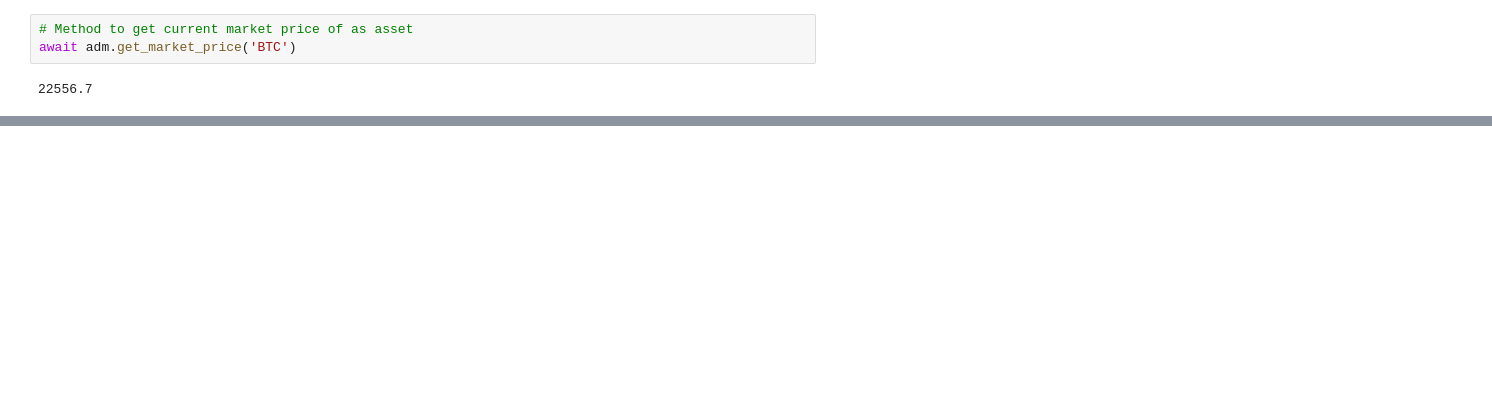
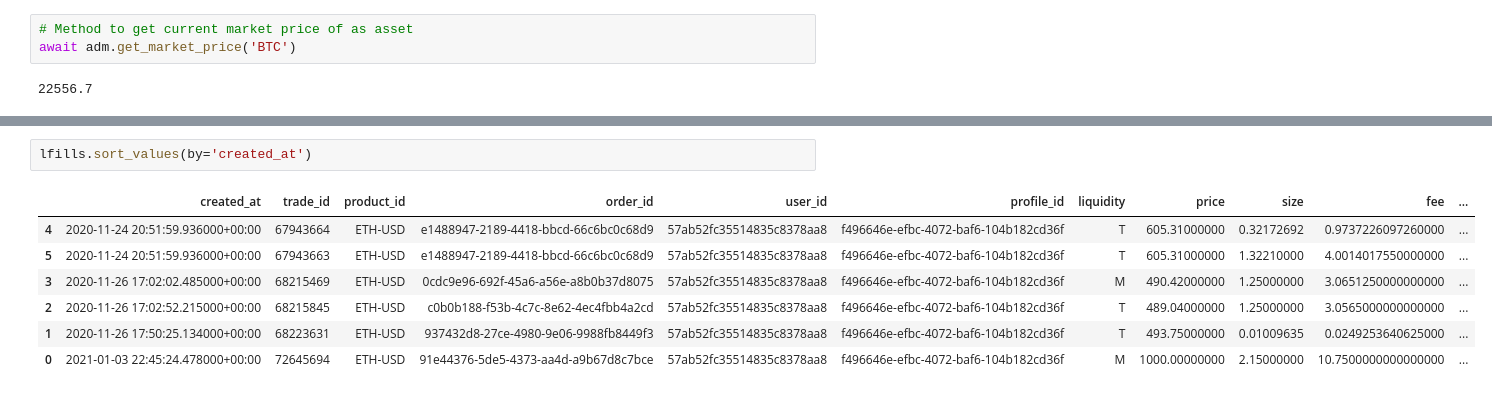
Before and after one commit to thesaientist/cbp-api, a Jupyter notebook: example_methods.ipynb, the cells around one changed output, grey strips where cells are left out. Saved outputs shown, nothing was run; the diff lists cells and outputs as text; blank space fills up the shorter version.

```diff
--- a/example_methods.ipynb
+++ b/example_methods.ipynb
@@ -52,0 +114,10 @@ await adm.get_market_price('BTC')
+# %%
+lfills.sort_values(by='created_at')
+# %% [output]
+|  | created_at | trade_id | product_id | order_id | user_id | profile_id | liquidity | price | size | fee | ... |
+| 4 | 2020-11-24 20:51:59.936000+00:00 | 67943664 | ETH-USD | e1488947-2189-4418-bbcd-66c6bc0c68d9 | 57ab52fc35514835c8378aa8 | f496646e-efbc-4072-baf6-104b182cd36f | T | 605.31000000 | 0.32172692 | 0.9737226097260000 | ... |
+| 5 | 2020-11-24 20:51:59.936000+00:00 | 67943663 | ETH-USD | e1488947-2189-4418-bbcd-66c6bc0c68d9 | 57ab52fc35514835c8378aa8 | f496646e-efbc-4072-baf6-104b182cd36f | T | 605.31000000 | 1.32210000 | 4.0014017550000000 | ... |
+| 3 | 2020-11-26 17:02:02.485000+00:00 | 68215469 | ETH-USD | 0cdc9e96-692f-45a6-a56e-a8b0b37d8075 | 57ab52fc35514835c8378aa8 | f496646e-efbc-4072-baf6-104b182cd36f | M | 490.42000000 | 1.25000000 | 3.0651250000000000 | ... |
+| 2 | 2020-11-26 17:02:52.215000+00:00 | 68215845 | ETH-USD | c0b0b188-f53b-4c7c-8e62-4ec4fbb4a2cd | 57ab52fc35514835c8378aa8 | f496646e-efbc-4072-baf6-104b182cd36f | T | 489.04000000 | 1.25000000 | 3.0565000000000000 | ... |
+| 1 | 2020-11-26 17:50:25.134000+00:00 | 68223631 | ETH-USD | 937432d8-27ce-4980-9e06-9988fb8449f3 | 57ab52fc35514835c8378aa8 | f496646e-efbc-4072-baf6-104b182cd36f | T | 493.75000000 | 0.01009635 | 0.0249253640625000 | ... |
+| 0 | 2021-01-03 22:45:24.478000+00:00 | 72645694 | ETH-USD | 91e44376-5de5-4373-aa4d-a9b67d8c7bce | 57ab52fc35514835c8378aa8 | f496646e-efbc-4072-baf6-104b182cd36f | M | 1000.00000000 | 2.15000000 | 10.7500000000000000 | ... |
```
Also changed, not shown: parts of 12 cells of this notebook, 2 other files.
